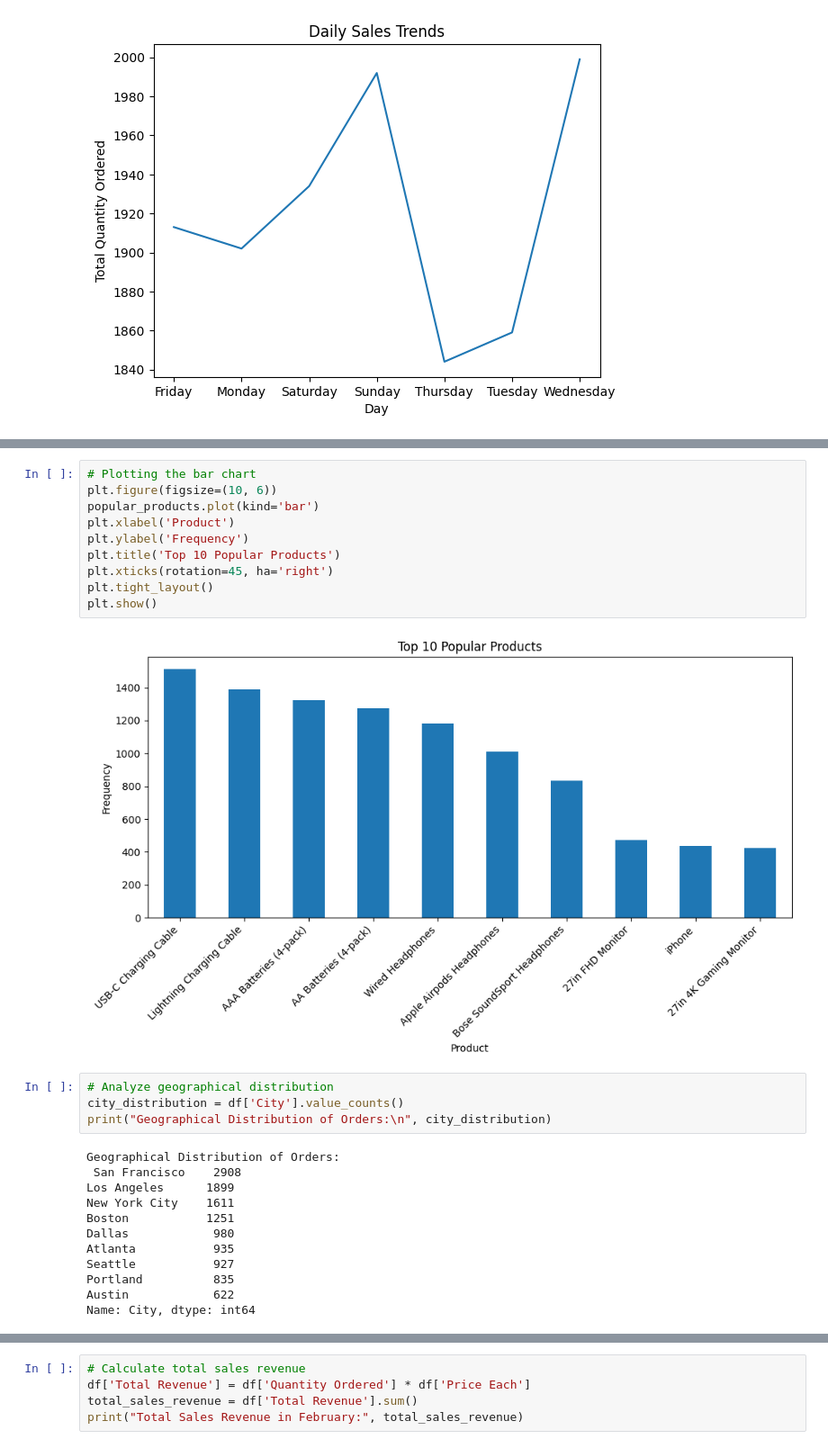
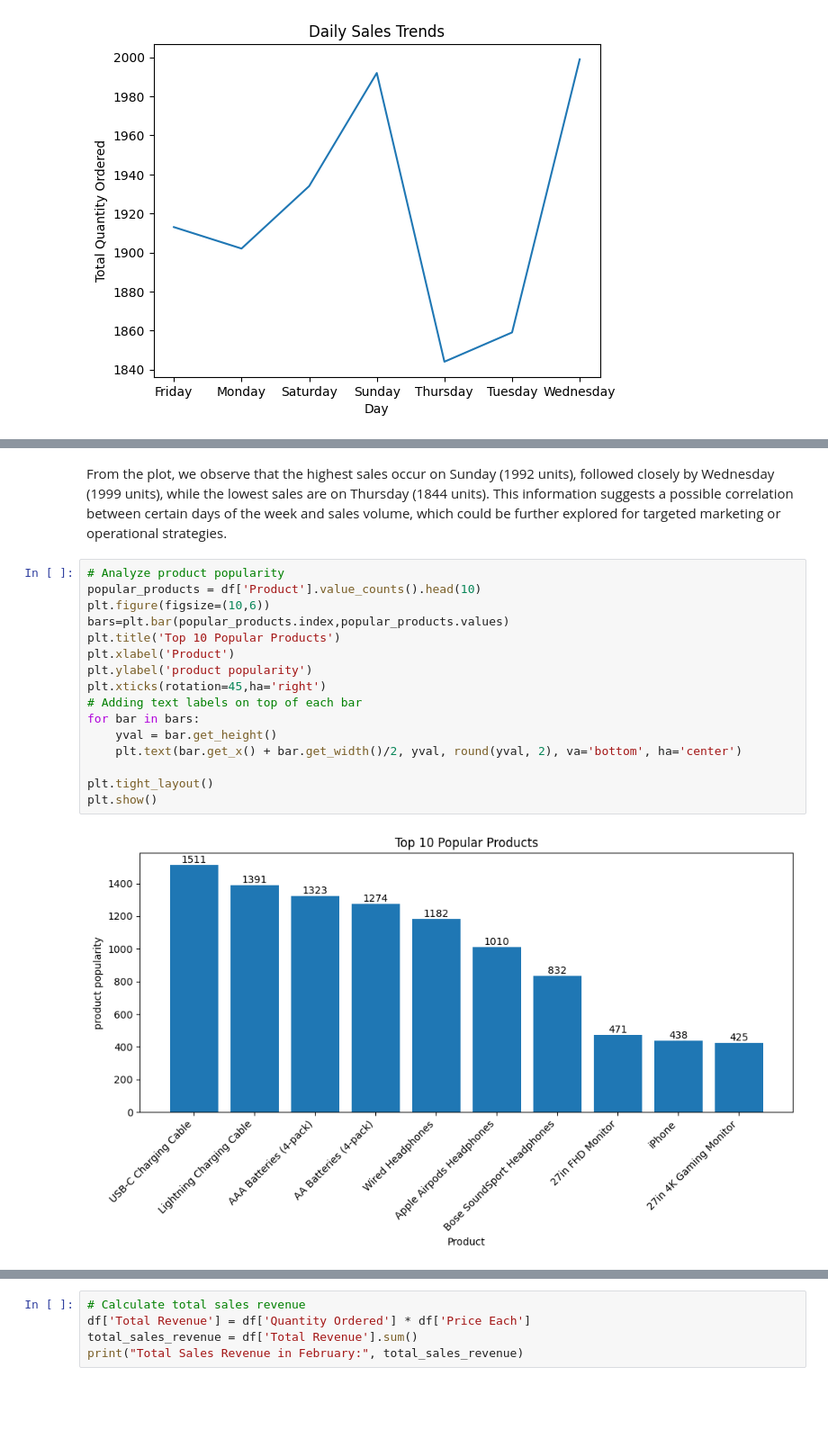
Before and after one commit to AbdelrhmanMotaw3/Data-Analysis-Projects, a Jupyter notebook: Sales Feb Project.ipynb, the cells around one changed output, grey strips where cells are left out. Shown at 90% size. Cells and saved outputs as stored; diff of their text form; blank space fills up the shorter version.

```diff
--- a/Sales Feb Project.ipynb
+++ b/Sales Feb Project.ipynb
@@ -187,28 +171,20 @@ Name: Product, dtype: int64
-# %%
-# Plotting the bar chart
-plt.figure(figsize=(10, 6))
-popular_products.plot(kind='bar')
-plt.xlabel('Product')
-plt.ylabel('Frequency')
-plt.title('Top 10 Popular Products')
-plt.xticks(rotation=45, ha='right')
-plt.tight_layout()
-plt.show()
-# %% [output]
-[figure, removed]
-# %%
-# Analyze geographical distribution
-city_distribution = df['City'].value_counts()
-print("Geographical Distribution of Orders:\n", city_distribution)
-# %% [output]
-Geographical Distribution of Orders:
- San Francisco    2908
-Los Angeles      1899
-New York City    1611
-Boston           1251
-Dallas            980
-Atlanta           935
-Seattle           927
-Portland          835
-Austin            622
-Name: City, dtype: int64
+# %% [markdown]
+From the plot, we observe that the highest sales occur on Sunday (1992 units), followed closely by Wednesday (1999 units), while the lowest sales are on Thursday (1844 units). This information suggests a possible correlation between certain days of the week and sales volume, which could be further explored for targeted marketing or operational strategies.
+# %%
+# Analyze product popularity
+popular_products = df['Product'].value_counts().head(10)
+plt.figure(figsize=(10,6))
+bars=plt.bar(popular_products.index,popular_products.values)
+plt.title('Top 10 Popular Products')
+plt.xlabel('Product')
+plt.ylabel('product popularity')
+plt.xticks(rotation=45,ha='right')
+# Adding text labels on top of each bar
+for bar in bars:
+    yval = bar.get_height()
+    plt.text(bar.get_x() + bar.get_width()/2, yval, round(yval, 2), va='bottom', ha='center')
+
+plt.tight_layout()
+plt.show()
+# %% [output]
+[figure, added]
```
Also changed, not shown: parts of 14 cells of this notebook.
